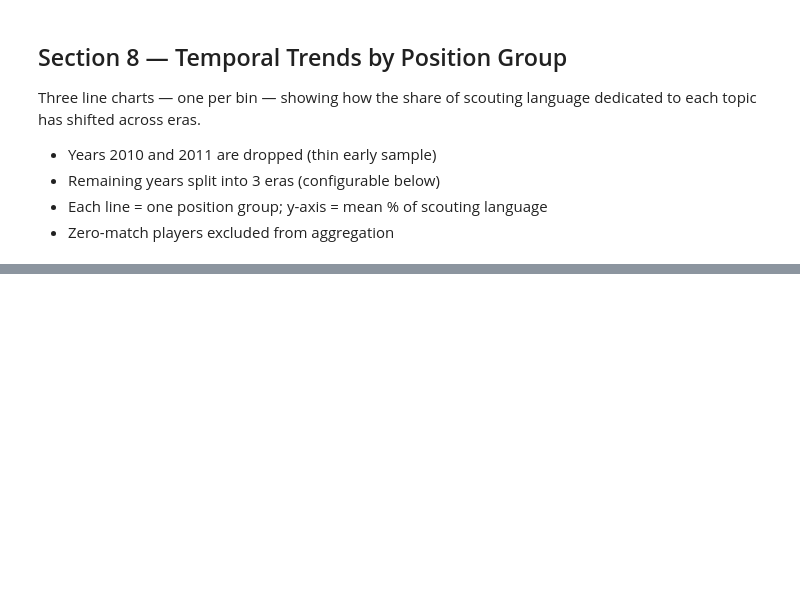
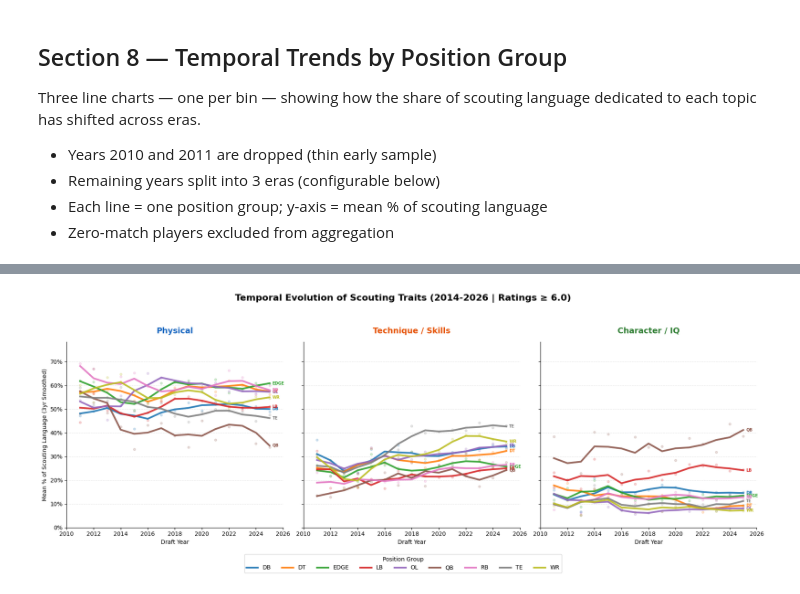
Before and after one commit to samuelfraley-bse/nfl-draft-nlp, a Jupyter notebook: notebooks/nfl_pillar_Scoring_proportion_v1.ipynb, the cells around one changed output, grey strips where cells are left out. Cells and saved outputs as stored; diff of their text form; code cells hidden in the pictures; blank space fills up the shorter version.

Commit message:
udpate smoothing

```diff
--- a/notebooks/nfl_pillar_Scoring_proportion_v1.ipynb
+++ b/notebooks/nfl_pillar_Scoring_proportion_v1.ipynb
@@ -765,0 +1045,99 @@ print(f'Chart saved -> {chart_path}')
+# %%
+import matplotlib.pyplot as plt
+import matplotlib.ticker as mtick
+
+# 1. Filter: Modern Era (2014-2026) and High-Grade Prospects (>= 6.0)
+mask = (df_result['year'] >= 2011) & (df_result['year'] <= 2025) & (df_result['grade'] >= 5.5)
+df_yearly = df_result[mask].copy()
+
+# 2. Aggregate: Mean per Year per Position
+# We multiply by 100 here so the smoothing happens on the percentage scale
+yearly_stats = (
+    df_yearly
+    .groupby(['year', 'Pos_Group'])[BIN_COLS]
+    .mean()
+    .multiply(100)
+    .reset_index()
+)
+
+# 3. Apply Smoothing (3-year rolling average per Position Group)
+# min_periods=1 ensures we don't lose the start/end years (2014 and 2026)
+yearly_stats = yearly_stats.sort_values(['Pos_Group', 'year'])
+for col in BIN_COLS:
+    yearly_stats[f'{col}_smooth'] = (
+        yearly_stats.groupby('Pos_Group')[col]
+        .transform(lambda x: x.rolling(window=3, center=True, min_periods=1).mean())
+    )
+
+# ── 3-panel line chart — Yearly Smoothed ──────────────────────────────────────
+BIN_TITLES = ['Physical', 'Technique / Skills', 'Character / IQ']
+BIN_COLORS = ['#1565C0', '#E65100', '#2E7D32']
+pos_groups = sorted(yearly_stats['Pos_Group'].unique())
+
+# Consistent color mapping
+CMAP = plt.get_cmap('tab10')
+pg_colors = {pg: CMAP(i) for i, pg in enumerate(pos_groups)}
+
+fig, axes = plt.subplots(1, 3, figsize=(18, 6), sharey=True)
+
+# Calculate global max for shared Y-axis headroom
+global_max = yearly_stats[[f'{c}_smooth' for c in BIN_COLS]].max().max()
+
+for ax, col, title, accent in zip(axes, BIN_COLS, BIN_TITLES, BIN_COLORS):
+    smooth_col = f'{col}_smooth'
+
+    for pg in pos_groups:
+        sub = yearly_stats[yearly_stats['Pos_Group'] == pg]
+
+        # Plot the smoothed line
+        ax.plot(
+            sub['year'], sub[smooth_col],
+            marker=None, linewidth=3, alpha=0.9,
+            color=pg_colors[pg], label=pg
+        )
+
+        # Optional: Plot the raw yearly dots at lower opacity to show the "truth"
+        ax.scatter(
+            sub['year'], sub[col],
+            color=pg_colors[pg], s=15, alpha=0.2
+        )
+
+        # Annotate the final year
+        last = sub.iloc[-1]
+        ax.annotate(
+            pg, xy=(last['year'], last[smooth_col]),
+            xytext=(5, 0), textcoords='offset points',
+            fontsize=7, va='center', color=pg_colors[pg], fontweight='bold'
+        )
+
+    # Styling
+    ax.set_title(title, fontsize=14, fontweight='bold', color=accent, pad=15)
+    ax.set_xlabel('Draft Year', fontsize=10)
+    if ax == axes[0]:
+        ax.set_ylabel('Mean % of Scouting Language (3yr Smoothed)', fontsize=10)
+
+    ax.yaxis.set_major_formatter(mtick.FuncFormatter(lambda x, _: f'{x:.0f}%'))
+    ax.set_xticks(range(2010, 2027, 2)) # Major ticks every 2 years
+    ax.grid(True, axis='y', linestyle='--', alpha=0.3)
+    ax.spines[['top', 'right']].set_visible(False)
+
+    # Unified Y-limit with headroom
+    ax.set_ylim(0, global_max * 1.15)
+
+# Shared legend
+handles, labels = axes[0].get_legend_handles_labels()
+fig.legend(
+    handles, labels, title='Position Group',
+    loc='lower center', ncol=len(pos_groups),
+    bbox_to_anchor=(0.5, -0.1), frameon=True
+)
+
+plt.suptitle(
+    'Temporal Evolution of Scouting Traits (2014-2026 | Ratings ≥ 6.0)',
+    fontsize=16, fontweight='bold', y=1.05
+)
+
+plt.tight_layout()
+plt.show()
+# %% [output]
+[figure, added]
```
Also changed, not shown: parts of 20 cells of this notebook.
